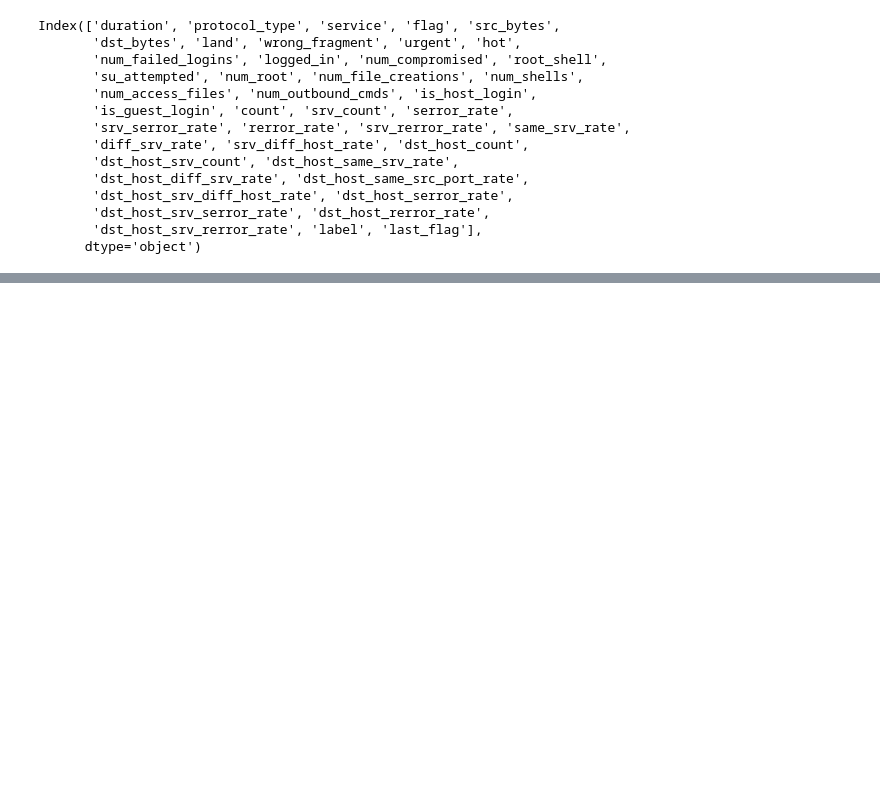
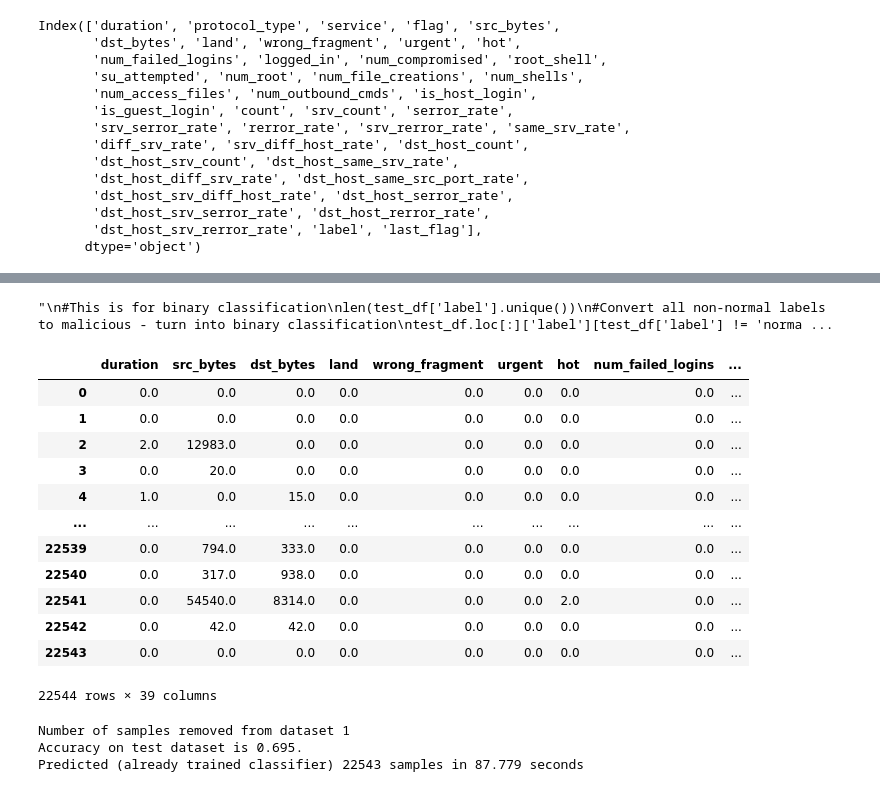
Before and after one commit to DaKamu/ML-NetworkAnomalyDetection, a Jupyter notebook: k-NN_IDS.ipynb, the cells around one changed output, grey strips where cells are left out. Cells and saved outputs as stored; diff of their text form; code cells hidden in the pictures; blank space fills up the shorter version.

```diff
--- a/k-NN_IDS.ipynb
+++ b/k-NN_IDS.ipynb
@@ -200,0 +267,13 @@ Accuracy is 0.5323.
+# %%
+#Same processing of dataframe before - remove categorical features
+#Place all numeric labels to a list
+nfeatures = test_df.columns.tolist()
+
+#Remove categorical data features, and target column
+nfeatures.remove('label')
+nfeatures.remove('protocol_type')
+nfeatures.remove('service')
+nfeatures.remove('flag')
+
+#Create dataframe with only numerical features as float type
+test_data_features = test_df[nfeatures].astype(float)
@@ -200,0 +294,51 @@ Accuracy is 0.5323.
+# %%
+'''
+#This is for binary classification
+len(test_df['label'].unique())
+#Convert all non-normal labels to malicious - turn into binary classification
+test_df.loc[:]['label'][test_df['label'] != 'normal'] = 'malicious'
+test_df
+'''
+# %% [output]
+"\n#This is for binary classification\nlen(test_df['label'].unique())\n#Convert all non-normal labels to malicious - turn into binary classification\ntest_df.loc[:]['label'][test_df['label'] != 'norma ...
+# %%
+test_data_features
+# %% [output]
+|  | duration | src_bytes | dst_bytes | land | wrong_fragment | urgent | hot | num_failed_logins | ... |
+| 0 | 0.0 | 0.0 | 0.0 | 0.0 | 0.0 | 0.0 | 0.0 | 0.0 | ... |
+| 1 | 0.0 | 0.0 | 0.0 | 0.0 | 0.0 | 0.0 | 0.0 | 0.0 | ... |
+| 2 | 2.0 | 12983.0 | 0.0 | 0.0 | 0.0 | 0.0 | 0.0 | 0.0 | ... |
+| 3 | 0.0 | 20.0 | 0.0 | 0.0 | 0.0 | 0.0 | 0.0 | 0.0 | ... |
+| 4 | 1.0 | 0.0 | 15.0 | 0.0 | 0.0 | 0.0 | 0.0 | 0.0 | ... |
+| ... | ... | ... | ... | ... | ... | ... | ... | ... | ... |
+| 22539 | 0.0 | 794.0 | 333.0 | 0.0 | 0.0 | 0.0 | 0.0 | 0.0 | ... |
+| 22540 | 0.0 | 317.0 | 938.0 | 0.0 | 0.0 | 0.0 | 0.0 | 0.0 | ... |
+| 22541 | 0.0 | 54540.0 | 8314.0 | 0.0 | 0.0 | 0.0 | 2.0 | 0.0 | ... |
+| 22542 | 0.0 | 42.0 | 42.0 | 0.0 | 0.0 | 0.0 | 0.0 | 0.0 | ... |
+| 22543 | 0.0 | 0.0 | 0.0 | 0.0 | 0.0 | 0.0 | 0.0 | 0.0 | ... |
+22544 rows × 39 columns
+# %%
+#Run same split, scaling, classifier, prediction on "testTraffic.csv"
+
+#99% of samples are for test
+X_train, X_test, y_train, y_test = sk.train_test_split(test_data_features, test_df['label'], test_size=22543 ,random_state=42)
+
+
+#Scale the data
+minmax_scale = preprocessing.MinMaxScaler().fit(X_test)
+X_train_scaled = minmax_scale.transform(X_train)
+X_test_scaled = minmax_scale.transform(X_test)
+print("Number of samples removed from dataset {}".format(np.shape(X_train_scaled)[0]))
+
+
+start = time()
+#We dont need to train the classifier again as its been trained w/ the train dataset already
+pred = classifier.predict(X_test_scaled)
+acc = accuracy_score(pred, y_test)
+end = time() - start
+print ("Accuracy on test dataset is {}.".format(round(acc,4)))
+print ("Predicted (already trained classifier) {} samples in {} seconds".format(len(pred),round(end,3)))
+# %% [output]
+Number of samples removed from dataset 1
+Accuracy on test dataset is 0.695.
+Predicted (already trained classifier) 22543 samples in 87.779 seconds
```
Also changed, not shown: parts of 19 cells of this notebook, 4 other files.
